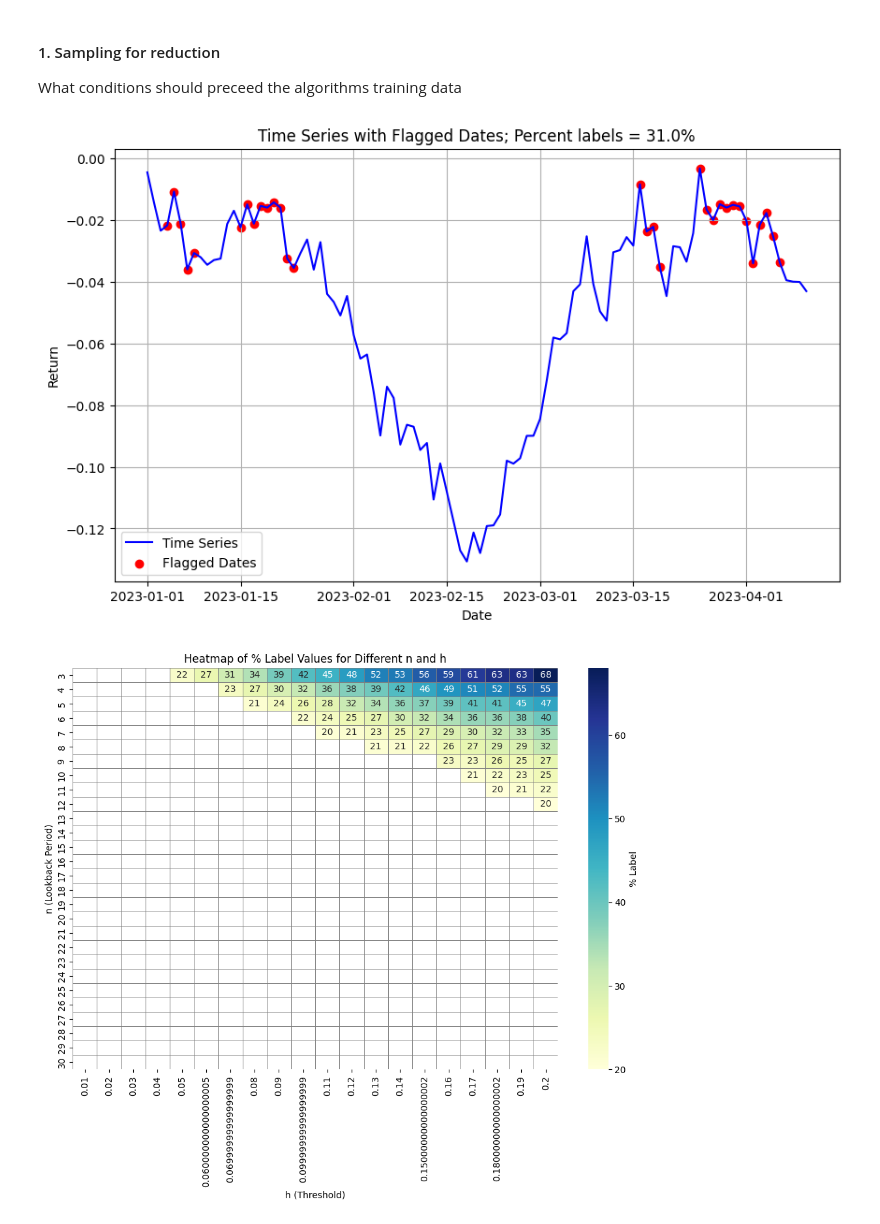
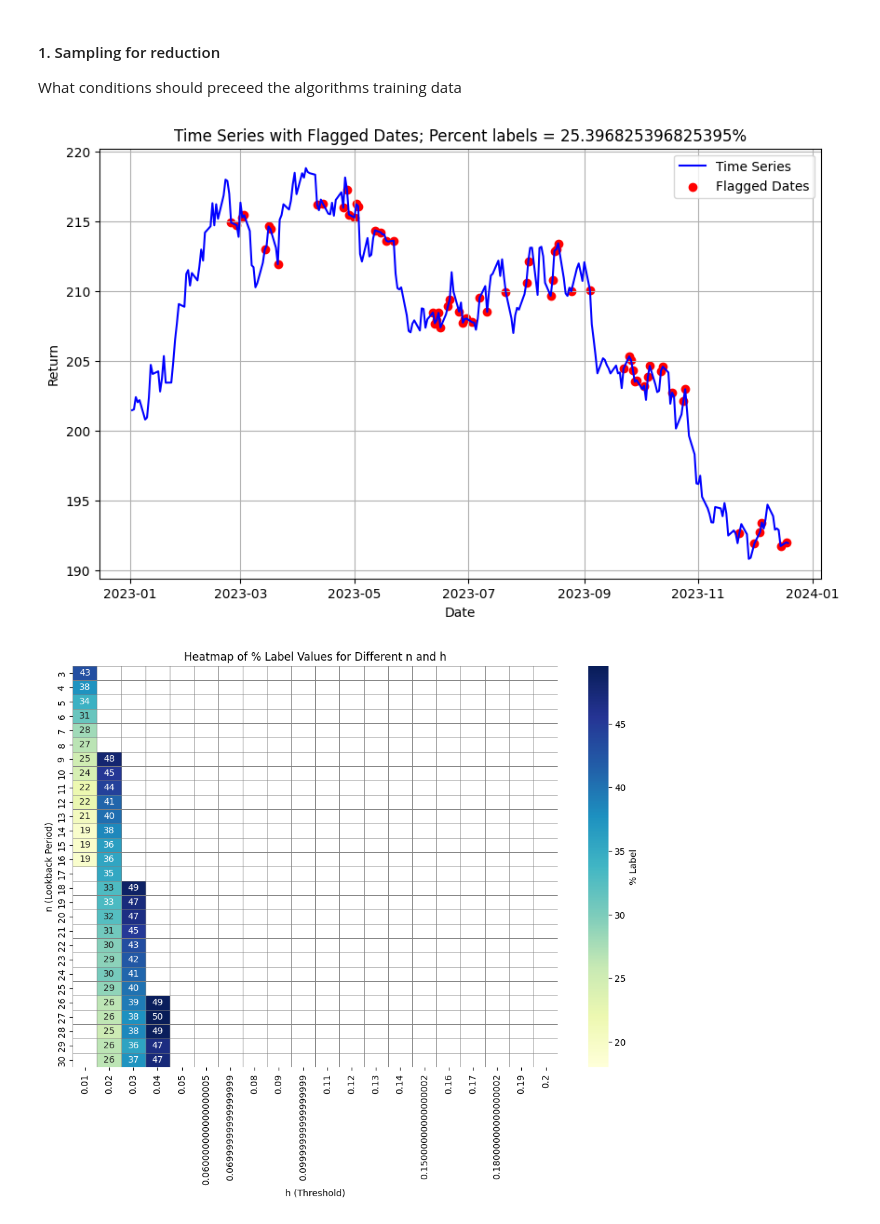
Before and after one commit to viksharma04/algo_lab, a Jupyter notebook: algo_lab/data_labelling.ipynb, the cells around one changed output. Saved outputs shown, nothing was run; the diff lists cells and outputs as text; code cells hidden in the pictures.

Commit message:
update generate_random_series

```diff
--- a/algo_lab/data_labelling.ipynb
+++ b/algo_lab/data_labelling.ipynb
@@ -27,18 +43,19 @@ def inverse_cumsum_filter(series: pd.Series, h: float, n: int) -> pd.Series:
     Apply a cumulative sum filter to a time series based on a rolling period.
 
     Parameters:
-    - series: pd.Series, time series of returns with time stamp index
+    - series: pd.Series, time series of prices with time stamp index
     - h: float, threshold value for filtering
     - n: int, lookback period for the rolling window
 
     Returns:
     - pd.Series, boolean series where True indicates dates flagged by the filter
     """
+    returns = series.pct_change()
     # Ensure the series is sorted by index (time)
-    series = series.sort_index()
+    returns = returns.add(1)
 
     # Calculate the rolling cumulative sum over the lookback period n
-    rolling_cumsum = series.rolling(window=n).sum()
+    rolling_cumsum = returns.rolling(window=n).apply(np.prod) -1
 
     # Flag dates where the cumulative return is less than the absolute value of h
     flagged = (rolling_cumsum.abs() < h)
@@ -76,16 +93,16 @@ def plot_with_flags(series: pd.Series, flagged: pd.Series):
     plt.show()
 # %%
 # Apply the cumsum_filter with a threshold h and a lookback period n
-cumulative = generate_random_series()
+cumulative = generate_random_price_series()
 
-h = 0.1
-n = 4
+h = 0.01
+n = 10
 flagged_dates = inverse_cumsum_filter(cumulative, h, n)
-percent_labels = np.average(flagged_dates)*100
+# percent_labels = np.average(flagged_dates)*100
 
-plot_with_flags(series = cumulative, flagged = flagged_dates)
+plot_with_flags(series = cumulative+100, flagged = flagged_dates)
 # %% [output]
-[figure, old version]
+[figure, new version]
 # %%
 def generate_percent_label_matrix(samples: int = 100):
     """
@@ -112,7 +129,7 @@ def generate_percent_label_matrix(samples: int = 100):
             # Average percent labels over 100 random series
             percent_labels = []
             for _ in range(samples):  # Generate 100 random series
-                cumulative = generate_random_series()  # Generate random return series
+                cumulative = generate_random_price_series()  # Generate random return series
                 flagged_dates = inverse_cumsum_filter(cumulative, h, n)  # Apply filter
                 percent_labels.append(np.average(flagged_dates) * 100)  # Calculate % flagged
 
@@ -124,7 +141,7 @@ def generate_percent_label_matrix(samples: int = 100):
 
     return percent_label_df
 
-def plot_percent_label_matrix(matrix: pd.DataFrame, threshold: float = 20):
+def plot_percent_label_matrix(matrix: pd.DataFrame, lower_threshold: float = 18, upper_threshold: float = 62):
     """
     Visualize the percent label matrix using a heatmap.
 
@@ -132,12 +149,12 @@ def plot_percent_label_matrix(matrix: pd.DataFrame, threshold: float = 20):
     - matrix: pd.DataFrame, matrix of % label values where rows are n values and columns are h values
     """
     # Create a mask for values less than the threshold
-    mask = matrix < threshold
+    mask = (matrix < lower_threshold) | (matrix > upper_threshold)
 
     # Create the heatmap
     plt.figure(figsize=(12, 8))
     sns.heatmap(matrix, mask=mask, annot=True, cmap="YlGnBu", cbar_kws={'label': '% Label'},
-                vmin=threshold, linewidths=0.5, linecolor='gray')
+                vmin=lower_threshold, linewidths=0.5, linecolor='gray')
 
     # Set the labels and title
     plt.title('Heatmap of % Label Values for Different n and h')
@@ -148,9 +165,9 @@ def plot_percent_label_matrix(matrix: pd.DataFrame, threshold: float = 20):
     plt.show()
 # %%
 # Assuming percent_label_matrix is the output from generate_percent_label_matrix()
-percent_label_matrix = generate_percent_label_matrix(1000)
+percent_label_matrix = generate_percent_label_matrix(100)
 # %%
 # Visualize the matrix
-plot_percent_label_matrix(percent_label_matrix)
+plot_percent_label_matrix(percent_label_matrix, upper_threshold=50)
 # %% [output]
-[figure, old version]
+[figure, new version]
```
Also changed, not shown: parts of 4 cells of this notebook.
